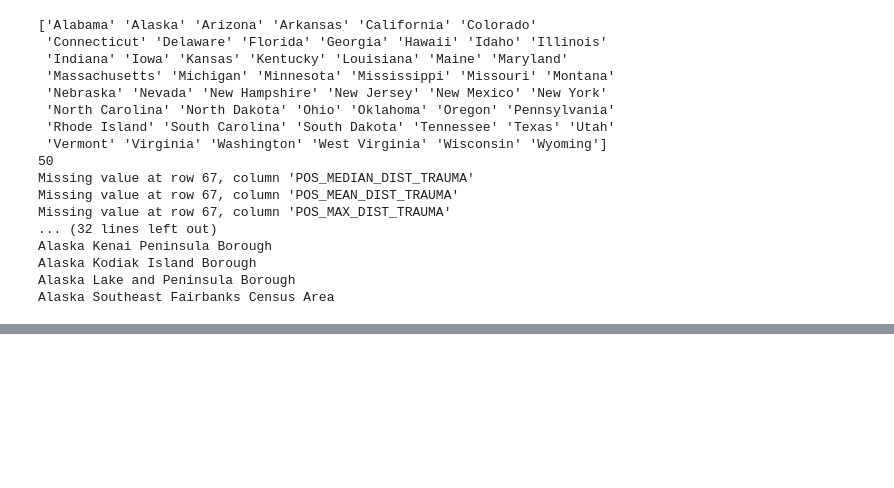
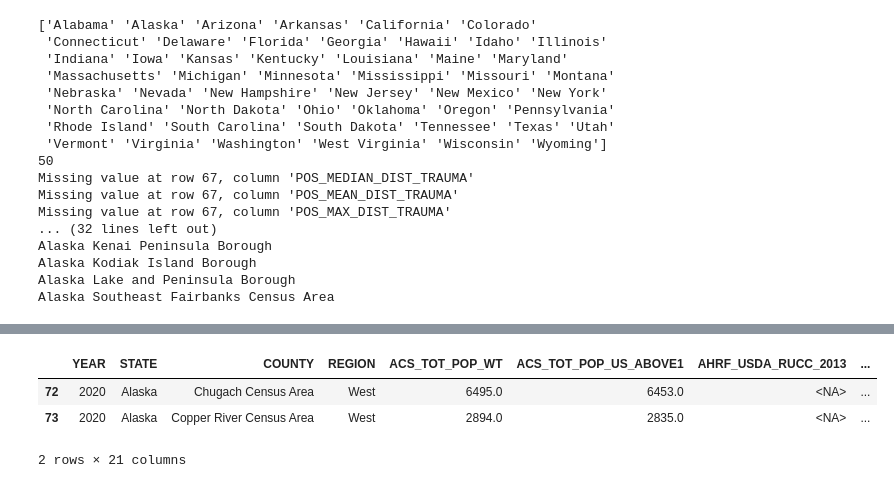
Before and after one commit to gheenc/Computational-Methods, a Jupyter notebook: final_project/data_cleaning.ipynb, the cells around one changed output, grey strips where cells are left out. Cells and saved outputs as stored; diff of their text form; code cells hidden in the pictures; blank space fills up the shorter version.

```diff
--- a/final_project/data_cleaning.ipynb
+++ b/final_project/data_cleaning.ipynb
@@ -681,0 +698,7 @@ Alaska Southeast Fairbanks Census Area
+# %%
+df_cleaned[df_cleaned['AHRF_USDA_RUCC_2013'].isna()]
+# %% [output]
+|  | YEAR | STATE | COUNTY | REGION | ACS_TOT_POP_WT | ACS_TOT_POP_US_ABOVE1 | AHRF_USDA_RUCC_2013 | ... |
+| 72 | 2020 | Alaska | Chugach Census Area | West | 6495.0 | 6453.0 | <NA> | ... |
+| 73 | 2020 | Alaska | Copper River Census Area | West | 2894.0 | 2835.0 | <NA> | ... |
+2 rows × 21 columns
```
Also changed, not shown: parts of 10 cells of this notebook, 8 other files.
